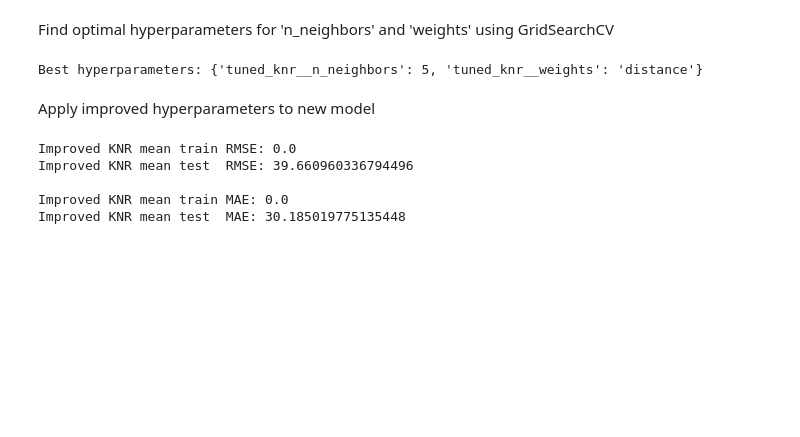
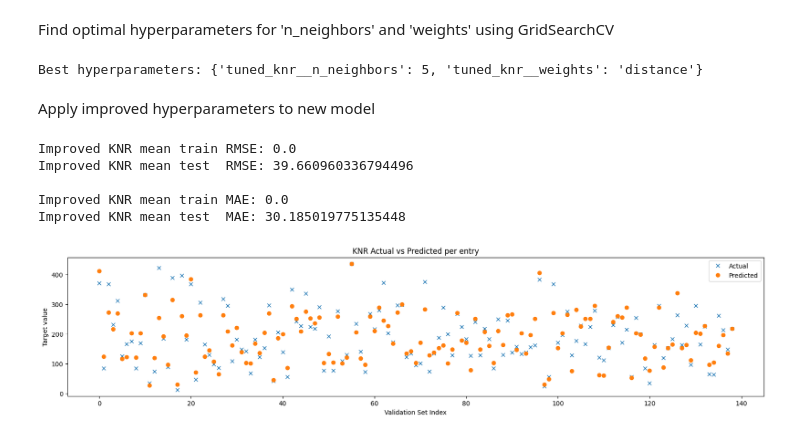
Before and after one commit to DarraghD1/Machine-Learning-A2, a Jupyter notebook: knr.ipynb, the cells around one changed output. Cells and saved outputs as stored; diff of their text form; code cells hidden in the pictures; blank space fills up the shorter version.

```diff
--- a/knr.ipynb
+++ b/knr.ipynb
@@ -129,6 +129,35 @@ Improved KNR mean test  RMSE: 39.660960336794496
 
 Improved KNR mean train MAE: 0.0
 Improved KNR mean test  MAE: 30.185019775135448
+# %%
+# create scatter plot to compare predictions to actual tensile stength over a given run (optimal hp's)
+from sklearn.model_selection import train_test_split
+import numpy as np, matplotlib.pyplot as plt
+
+# new instance of knr
+graph_knr = KNeighborsRegressor(n_neighbors=5, weights='distance')
+
+# split the dataset into a training and validation set
+X_train, X_val, y_train, y_val = train_test_split(X, y, test_size=0.25, random_state=42)
+
+graph_knr.fit(X_train, y_train)
+
+y_val_prediction = graph_knr.predict(X_val)     # predict values for validation set given training set
+
+# store each prediction data entry in index for visualisation
+index = np.arange(len(y_val))
+
+plt.figure(figsize=(20, 4))
+# plot acc vs pred
+plt.plot(index, y_val, 'x', label='Actual')
+plt.plot(index, y_val_prediction, 'o', label='Predicted')
+plt.xlabel("Validation Set Index")
+plt.ylabel("Target value")
+plt.title("KNR Actual vs Predicted per entry")
+plt.legend()
+plt.show()
+# %% [output]
+[figure, added]
 # %%
 import numpy as np, matplotlib.pyplot as plt
 from sklearn.model_selection import validation_curve
```
Also changed, not shown: parts of 2 cells of this notebook, 1 other file.
